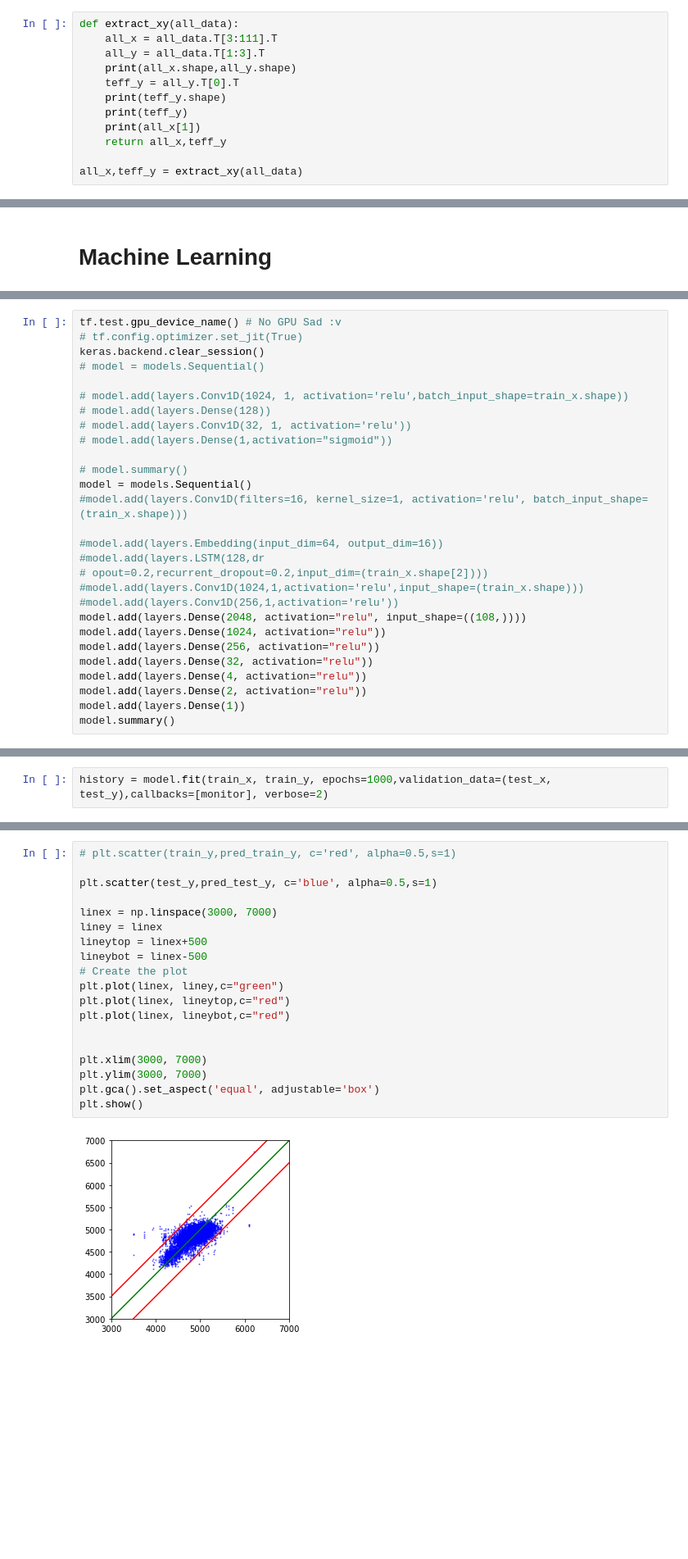
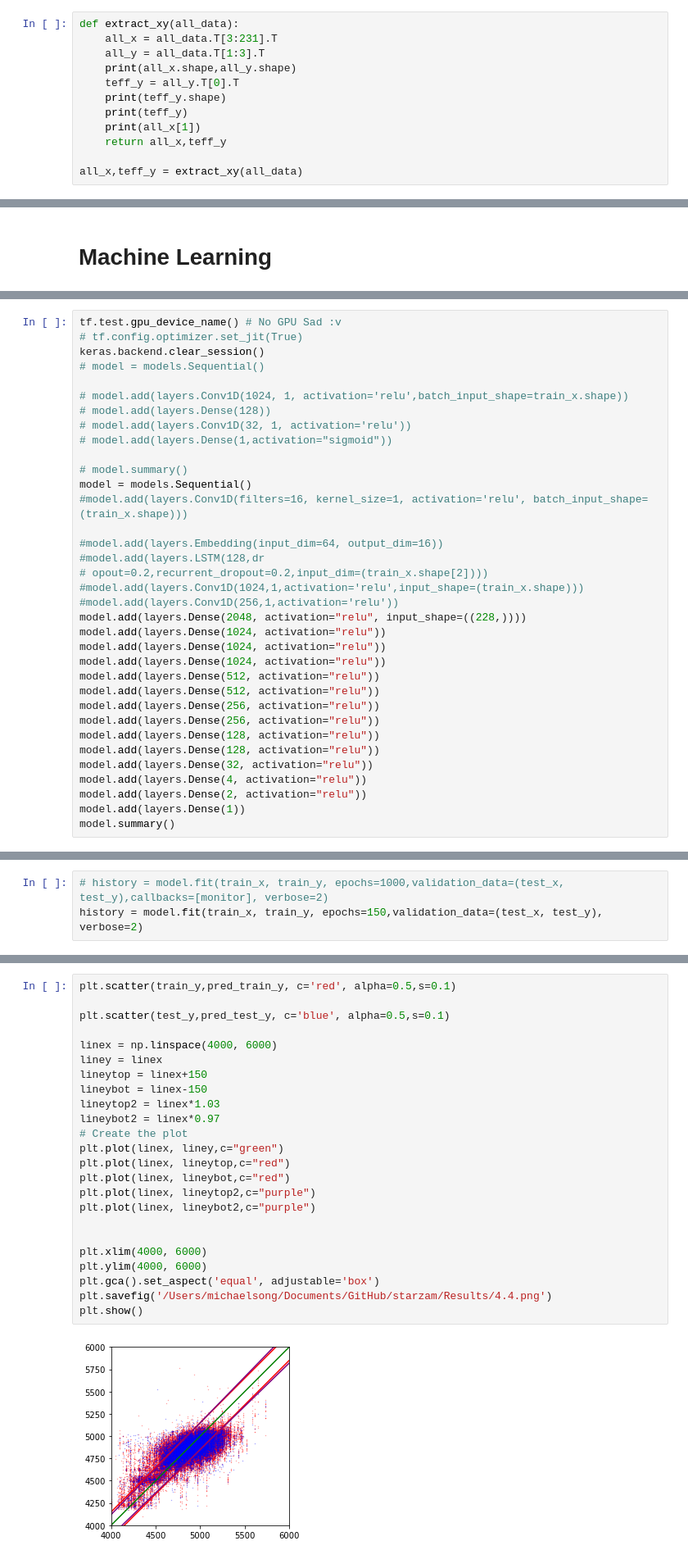
Before and after one commit to michaelsong4399/starzam, a Jupyter notebook: ML/model2.ipynb, the cells around one changed output, grey strips where cells are left out. Shown: that part at 82% size. Saved outputs shown, nothing was run; the diff lists cells and outputs as text; blank space fills up the shorter version.

Commit message:
Update Models

```diff
--- a/ML/model2.ipynb
+++ b/ML/model2.ipynb
@@ -80,7 +80,7 @@ def isolate_observations(data):
 # print(iso_data)
 # %%
 def extract_xy(all_data):
-    all_x = all_data.T[3:111].T
+    all_x = all_data.T[3:231].T
     all_y = all_data.T[1:3].T
     print(all_x.shape,all_y.shape)
     teff_y = all_y.T[0].T
@@ -179,9 +178,16 @@ model = models.Sequential()
 # opout=0.2,recurrent_dropout=0.2,input_dim=(train_x.shape[2])))
 #model.add(layers.Conv1D(1024,1,activation='relu',input_shape=(train_x.shape)))
 #model.add(layers.Conv1D(256,1,activation='relu'))
-model.add(layers.Dense(2048, activation="relu", input_shape=((108,))))
+model.add(layers.Dense(2048, activation="relu", input_shape=((228,))))
 model.add(layers.Dense(1024, activation="relu"))
+model.add(layers.Dense(1024, activation="relu"))
+model.add(layers.Dense(1024, activation="relu"))
+model.add(layers.Dense(512, activation="relu"))
+model.add(layers.Dense(512, activation="relu"))
 model.add(layers.Dense(256, activation="relu"))
+model.add(layers.Dense(256, activation="relu"))
+model.add(layers.Dense(128, activation="relu"))
+model.add(layers.Dense(128, activation="relu"))
 model.add(layers.Dense(32, activation="relu"))
 model.add(layers.Dense(4, activation="relu"))
 model.add(layers.Dense(2, activation="relu"))
@@ -217,3 +231,4 @@ monitor = keras.callbacks.EarlyStopping(monitor='val_loss', min_delta=1e-4,
 # %%
-history = model.fit(train_x, train_y, epochs=1000,validation_data=(test_x, test_y),callbacks=[monitor], verbose=2)
+# history = model.fit(train_x, train_y, epochs=1000,validation_data=(test_x, test_y),callbacks=[monitor], verbose=2)
+history = model.fit(train_x, train_y, epochs=150,validation_data=(test_x, test_y), verbose=2)
 # %% [output]
@@ -256,24 +289,29 @@ print(train_y)
 # %%
-# plt.scatter(train_y,pred_train_y, c='red', alpha=0.5,s=1)
+plt.scatter(train_y,pred_train_y, c='red', alpha=0.5,s=0.1)
 
-plt.scatter(test_y,pred_test_y, c='blue', alpha=0.5,s=1)
+plt.scatter(test_y,pred_test_y, c='blue', alpha=0.5,s=0.1)
 
-linex = np.linspace(3000, 7000)
+linex = np.linspace(4000, 6000)
 liney = linex
-lineytop = linex+500
-lineybot = linex-500
+lineytop = linex+150
+lineybot = linex-150
+lineytop2 = linex*1.03
+lineybot2 = linex*0.97
 # Create the plot
 plt.plot(linex, liney,c="green")
 plt.plot(linex, lineytop,c="red")
 plt.plot(linex, lineybot,c="red")
+plt.plot(linex, lineytop2,c="purple")
+plt.plot(linex, lineybot2,c="purple")
 
 
-plt.xlim(3000, 7000)
-plt.ylim(3000, 7000)
+plt.xlim(4000, 6000)
+plt.ylim(4000, 6000)
 plt.gca().set_aspect('equal', adjustable='box')
+plt.savefig('/Users/michaelsong/Documents/GitHub/starzam/Results/4.4.png')
 plt.show()
 # %% [output]
-[figure, old version]
+[figure, new version]
 # %%
 def normalize1D(data):
     return np.divide(np.nan_to_num(data,np.nanmean(data)),np.nanmax(data))
```
Also changed, not shown: parts of 16 cells of this notebook, 4 other files.
